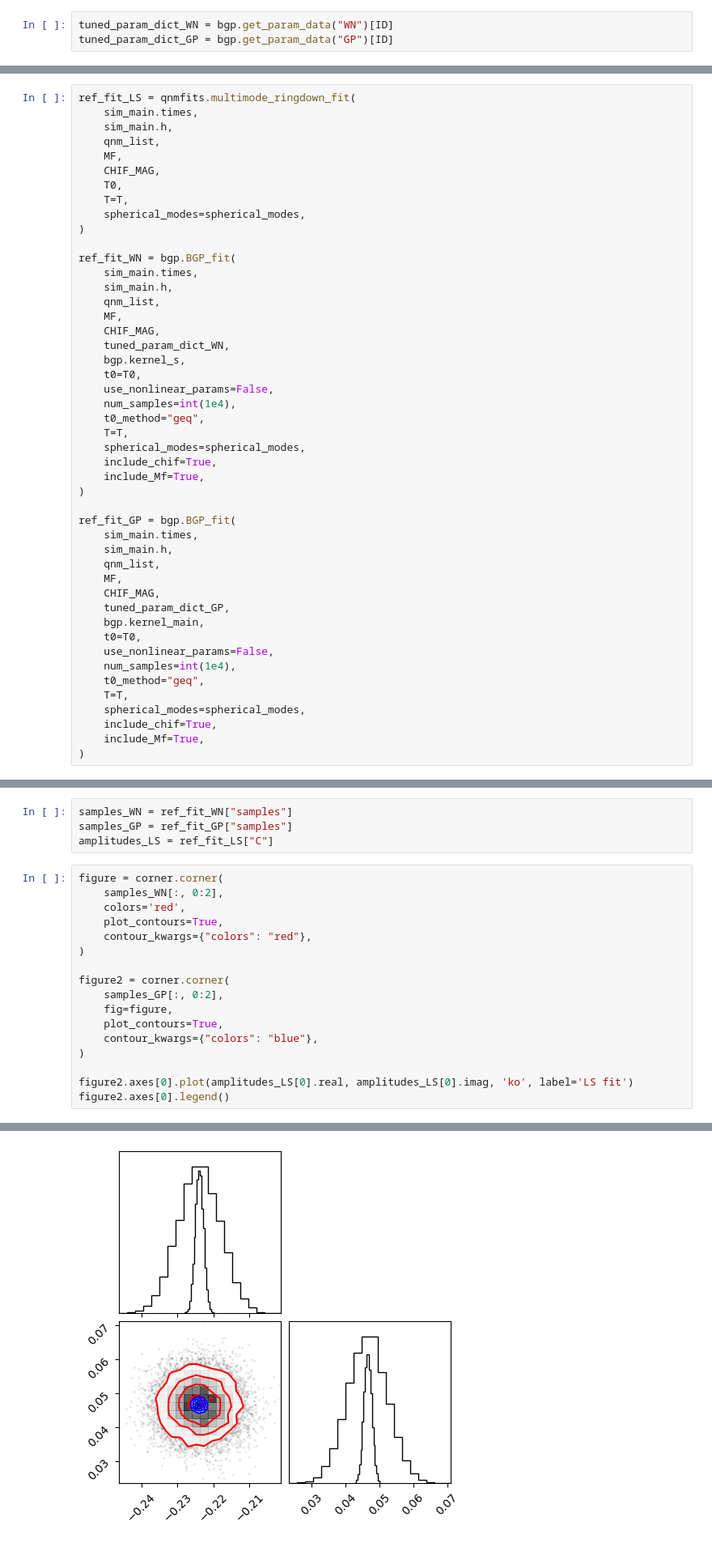
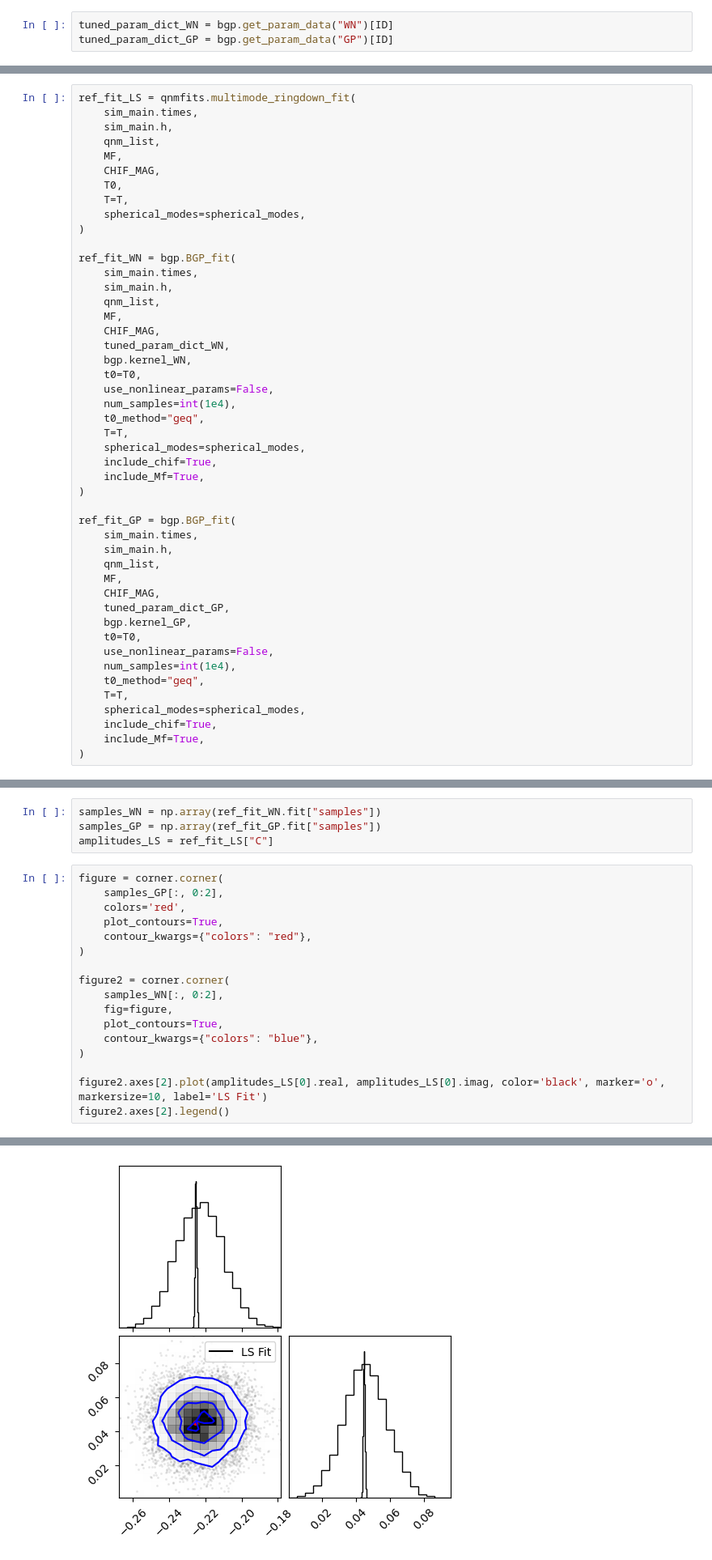
Before and after one commit to BGP-QNM-FITS/bgp_qnm_fits, a Jupyter notebook: demo.ipynb, the cells around one changed output, grey strips where cells are left out. Shown at 81% size. Saved outputs shown, nothing was run; the diff lists cells and outputs as text.

```diff
--- a/demo.ipynb
+++ b/demo.ipynb
@@ -64,7 +64,7 @@ ref_fit_WN = bgp.BGP_fit(
     MF,
     CHIF_MAG,
     tuned_param_dict_WN,
-    bgp.kernel_s,
+    bgp.kernel_WN,
     t0=T0,
     use_nonlinear_params=False,
     num_samples=int(1e4),
@@ -82,7 +82,7 @@ ref_fit_GP = bgp.BGP_fit(
     MF,
     CHIF_MAG,
     tuned_param_dict_GP,
-    bgp.kernel_main,
+    bgp.kernel_GP,
     t0=T0,
     use_nonlinear_params=False,
     num_samples=int(1e4),
@@ -99,22 +98,22 @@ KeyError: 'jitter_scale'
 # %%
-samples_WN = ref_fit_WN["samples"]
-samples_GP = ref_fit_GP["samples"]
+samples_WN = np.array(ref_fit_WN.fit["samples"])
+samples_GP = np.array(ref_fit_GP.fit["samples"])
 amplitudes_LS = ref_fit_LS["C"]
 # %%
 figure = corner.corner(
-    samples_WN[:, 0:2],
+    samples_GP[:, 0:2],
     colors='red',
     plot_contours=True,
     contour_kwargs={"colors": "red"},
 )
 
 figure2 = corner.corner(
-    samples_GP[:, 0:2],
+    samples_WN[:, 0:2],
     fig=figure,
     plot_contours=True,
     contour_kwargs={"colors": "blue"},
 )
 
-figure2.axes[0].plot(amplitudes_LS[0].real, amplitudes_LS[0].imag, 'ko', label='LS fit')
-figure2.axes[0].legend()
+figure2.axes[2].plot(amplitudes_LS[0].real, amplitudes_LS[0].imag, color='black', marker='o', markersize=10, label='LS Fit')
+figure2.axes[2].legend()
 # %% [output]
@@ -121 +121 @@ figure2.axes[0].legend()
-[figure, old version]
+[figure, new version]
```
Also changed, not shown: parts of 2 cells of this notebook, 14 other files.
